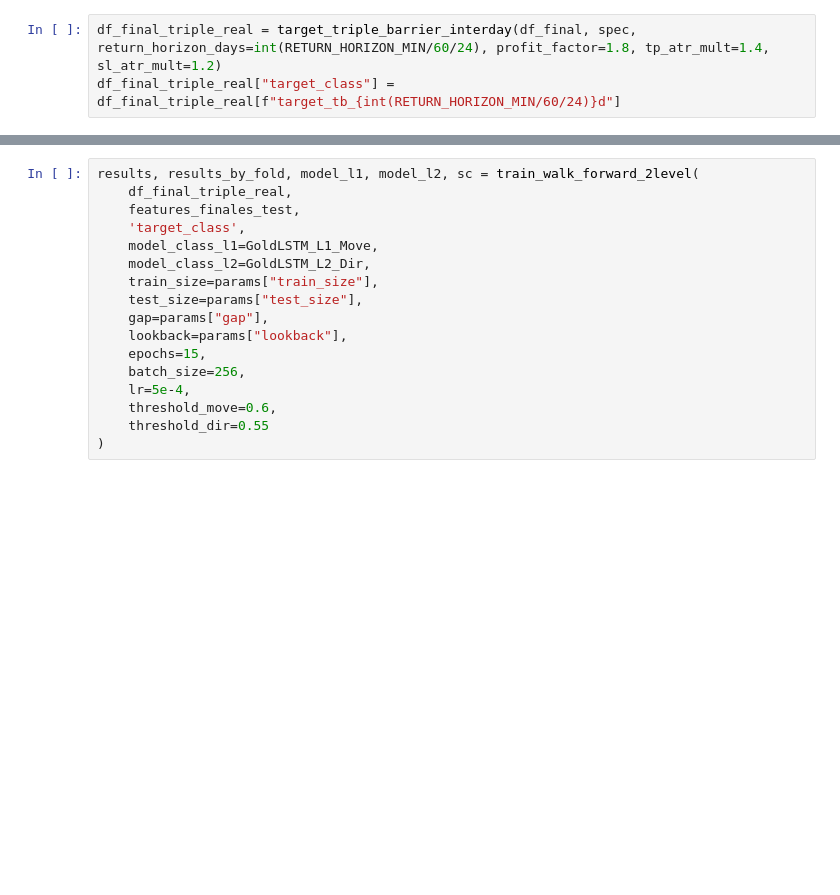
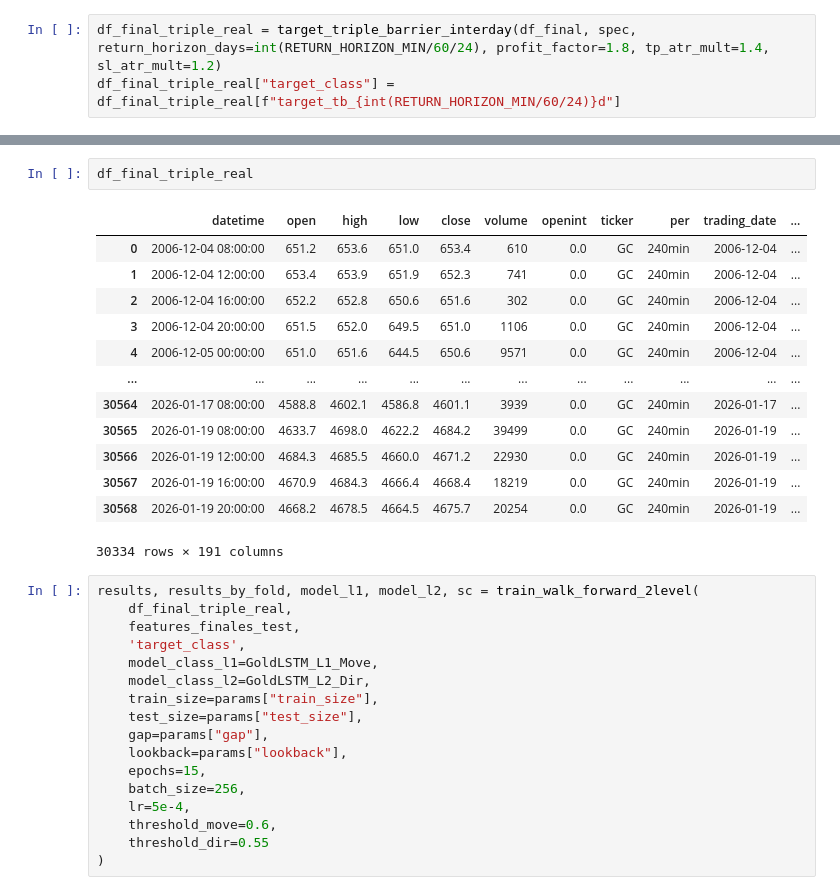
Before and after one commit to LijunZhou000/ML-Algorithmic-Trading, a Jupyter notebook: TradingBots/Notebooks/P3Train.ipynb, the cells around one changed output, grey strips where cells are left out. Cells and saved outputs as stored; diff of their text form; blank space fills up the shorter version.

```diff
--- a/TradingBots/Notebooks/P3Train.ipynb
+++ b/TradingBots/Notebooks/P3Train.ipynb
@@ -110,3 +97,19 @@ Features seleccionadas (62):
+# %%
+df_final_triple_real
+# %% [output]
+|  | datetime | open | high | low | close | volume | openint | ticker | per | trading_date | ... |
+| 0 | 2006-12-04 08:00:00 | 651.2 | 653.6 | 651.0 | 653.4 | 610 | 0.0 | GC | 240min | 2006-12-04 | ... |
+| 1 | 2006-12-04 12:00:00 | 653.4 | 653.9 | 651.9 | 652.3 | 741 | 0.0 | GC | 240min | 2006-12-04 | ... |
+| 2 | 2006-12-04 16:00:00 | 652.2 | 652.8 | 650.6 | 651.6 | 302 | 0.0 | GC | 240min | 2006-12-04 | ... |
+| 3 | 2006-12-04 20:00:00 | 651.5 | 652.0 | 649.5 | 651.0 | 1106 | 0.0 | GC | 240min | 2006-12-04 | ... |
+| 4 | 2006-12-05 00:00:00 | 651.0 | 651.6 | 644.5 | 650.6 | 9571 | 0.0 | GC | 240min | 2006-12-04 | ... |
+| ... | ... | ... | ... | ... | ... | ... | ... | ... | ... | ... | ... |
+| 30564 | 2026-01-17 08:00:00 | 4588.8 | 4602.1 | 4586.8 | 4601.1 | 3939 | 0.0 | GC | 240min | 2026-01-17 | ... |
+| 30565 | 2026-01-19 08:00:00 | 4633.7 | 4698.0 | 4622.2 | 4684.2 | 39499 | 0.0 | GC | 240min | 2026-01-19 | ... |
+| 30566 | 2026-01-19 12:00:00 | 4684.3 | 4685.5 | 4660.0 | 4671.2 | 22930 | 0.0 | GC | 240min | 2026-01-19 | ... |
+| 30567 | 2026-01-19 16:00:00 | 4670.9 | 4684.3 | 4666.4 | 4668.4 | 18219 | 0.0 | GC | 240min | 2026-01-19 | ... |
+| 30568 | 2026-01-19 20:00:00 | 4668.2 | 4678.5 | 4664.5 | 4675.7 | 20254 | 0.0 | GC | 240min | 2026-01-19 | ... |
+30334 rows × 191 columns
 # %%
 results, results_by_fold, model_l1, model_l2, sc = train_walk_forward_2level(
     df_final_triple_real,
```
Also changed, not shown: parts of 3 cells of this notebook, 7 other files.
